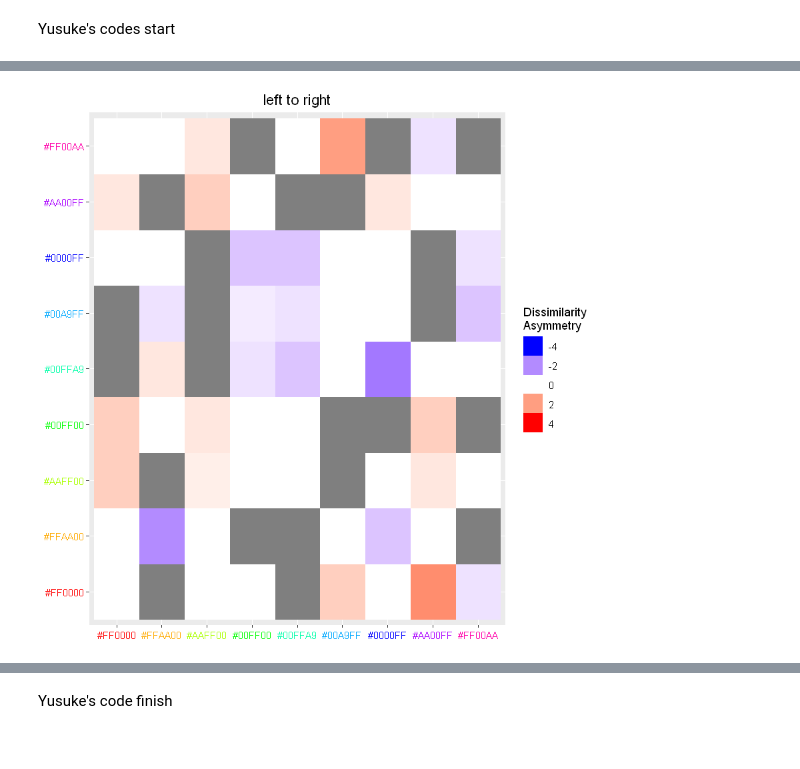
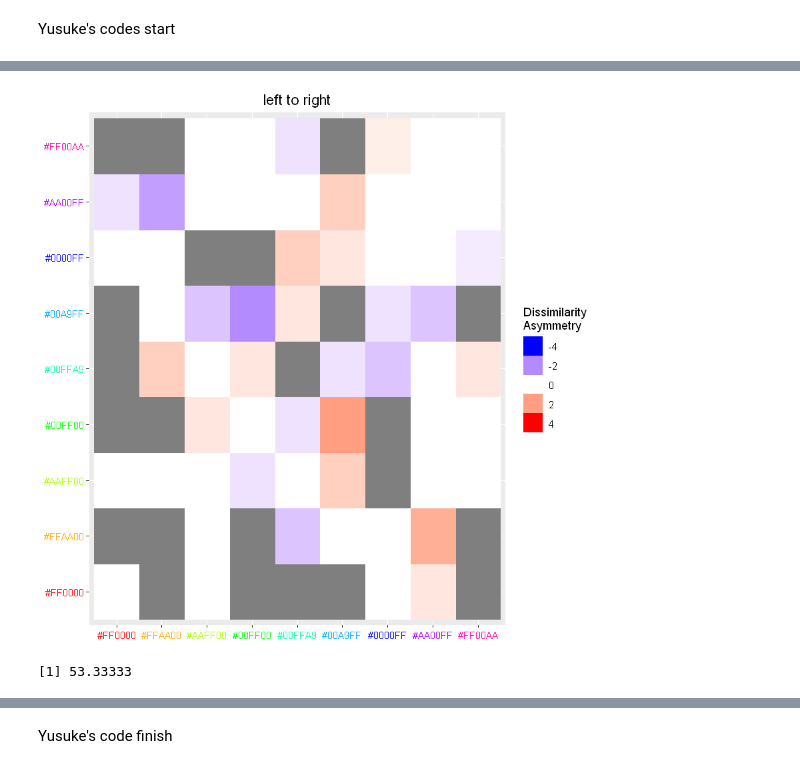
Before and after one commit to Yusuke710/Intern2020WinterProject4, a Jupyter notebook: Fovea vs. Periphery Color Similarity Pilot Analysis - All Data Analysis-Copy1.ipynb, the cells around one changed output, grey strips where cells are left out. Cells and saved outputs as stored; diff of their text form; code cells hidden in the pictures.

```diff
--- a/Fovea vs. Periphery Color Similarity Pilot Analysis - All Data Analysis-Copy1.ipynb
+++ b/Fovea vs. Periphery Color Similarity Pilot Analysis - All Data Analysis-Copy1.ipynb
@@ -873,11 +895,10 @@ dissimplot_position <- function(datadf,colors,dependent='color'){
 }
 # %%
 testdf <- subset(datadf, subject == 809668683)
-testdf <- label_left_right(testdf)
-testdf
+testdf <- label_position(testdf, "leftright")
+#testdf
 
 dissimplot(dissimdata(testdf, colors, l2e('Foveal'), l2e('Foveal')),colors)
-dissimplot_position(dissimdata_position_left2right(testdf, colors, Position_1, Position_2),colors)
-#dissimplot_position(dissimdata_position_left2right(testdf, colors, Position_2, Position_1),colors)
-dissimplot_position(dissimdata_position_right2left(testdf, colors, Position_1, Position_2),colors)
+dissimplot_position(dissimdata_position(testdf, colors, Position_1, Position_2, "left2right"),colors)
+#dissimplot_position(dissimdata_position_right2left(testdf, colors, Position_1, Position_2),colors)
 # %% [output]
@@ -904,7 +909,7 @@ dissimplot_position(dissimdata_position_right2left(testdf, colors, Position_1, P
 # %%
-df2mat_asymmetry_position <- function(datadf,Position_1, Position_2){
+df2mat_asymmetry_position <- function(datadf,Position_1, Position_2, direction){
 
-    datadf <- dissimdata_position_left2right(datadf, colors, Position_1, Position_2)
+    datadf <- dissimdata_position(datadf, colors, Position_1, Position_2, direction)
 
     # aggregate over the remaining columns of interest
     nmdsdata <- aggregate(datadf, by = list(datadf$Color_1, datadf$Color_2),FUN=mean)
@@ -912,13 +917,18 @@ df2mat_asymmetry_position <- function(datadf,Position_1, Position_2){
     nmdsdata$Color_2 <- nmdsdata$Group.2
 
     nmdsdata = subset(nmdsdata, select = c("Color_1","Color_2","p_confidence"))  # get rid of unnecessary columns
-    nmdsmatrix <- spread(nmdsdata, Color_1, p_confidence)
-    # convert the dataframe to a matrix
-    nmdsmatrix <- data.matrix(nmdsmatrix)
+    nmdsmatrix <- spread(nmdsdata, Color_1, p_confidence) # convert the dataframe to a matrix
+    #nmdsmatrix[is.na(nmdsmatrix)] <- 0  # change NA to 0
+    nmdsmatrix <- data.matrix(nmdsmatrix) # chanee first column from colour to number(just some label stuff)
     nmdsmatrix <- nmdsmatrix[,-1] # get rid of the labels in the first column, it messes up the code
-    matdf <- as.data.frame(nmdsmatrix - t(nmdsmatrix))
-    matdf$colorset <- c(abcolors)
+    matdf <- as.data.frame(nmdsmatrix - t(nmdsmatrix)) # calculate the asymmetry
+    #matdf$colorset <- c(abcolors) # adding additional column "colorset"
+    matdf$colorset <- c(colors) # adding additional column "colorset"
     num_colors <- length(colors)
-    matdf <- matdf %>% gather(othercolor,asymmetry ,1:num_colors)
+    matdf <- matdf %>% gather(othercolor,asymmetry ,1:num_colors) # convert the matrix back to the data frame which has the
+                                                                  # column "colortset", "othercolor", "asymmetry"
     return(matdf)
 }
+# %%
+testdf <- dissimdata_position(testdf, colors, Position_1, Position_2, "left2right")
+testdf
@@ -946,12 +1085,12 @@ nmdsdata
 # %%
 # plot an asymmetry matrix
-asymmetry_plot_position <- function(datadf,Position_1, Position_2,colors){
+asymmetry_plot_position <- function(datadf,Position_1, Position_2,colors, direction){
 
     # labeling the types
     label1 <- "left"
     label2 <- "right"
 
-    datadf <- df2mat_asymmetry_position(datadf, Position_1, Position_2)
+    datadf <- df2mat_asymmetry_position(datadf, Position_1, Position_2, direction)
 
     # refactor the levels so they can be plotted properly later if need be
     datadf$colorset <- with(datadf, factor(colorset, levels = colors))
@@ -960,6 +1099,7 @@ asymmetry_plot_position <- function(datadf,Position_1, Position_2,colors){
     plot <- ggplot(datadf, aes(x = colorset, y = othercolor)) +
         theme(axis.text.x = element_text(colour = colors), axis.text.y = element_text(colour = colors),
                       axis.title.x = element_blank(), axis.title.y = element_blank(),
+                      #axis.title.x = element_text("left"), axis.title.y = element_text("right"),
                       plot.title = element_text(hjust = 0.5))
 
     # stuff that's standard across plot types
@@ -970,6 +1110,6 @@ asymmetry_plot_position <- function(datadf,Position_1, Position_2,colors){
     return(plot)
 }
 # %%
-asymmetry_plot_position(testdf,Position_1, Position_2,colors)
+asymmetry_plot_position(testdf,Position_1, Position_2,colors, "left2right")
 # %% [output]
-[figure, old version]
+[figure, new version]
@@ -975,0 +1138,4 @@ asymmetry_plot_position(testdf,Position_1, Position_2,colors)
+# %%
+quantify_asymmetry_position(testdf, Position_1, Position_2, "left2right")
+# %% [output]
+[1] 53.33333
```
Also changed, not shown: parts of 28 cells of this notebook.
